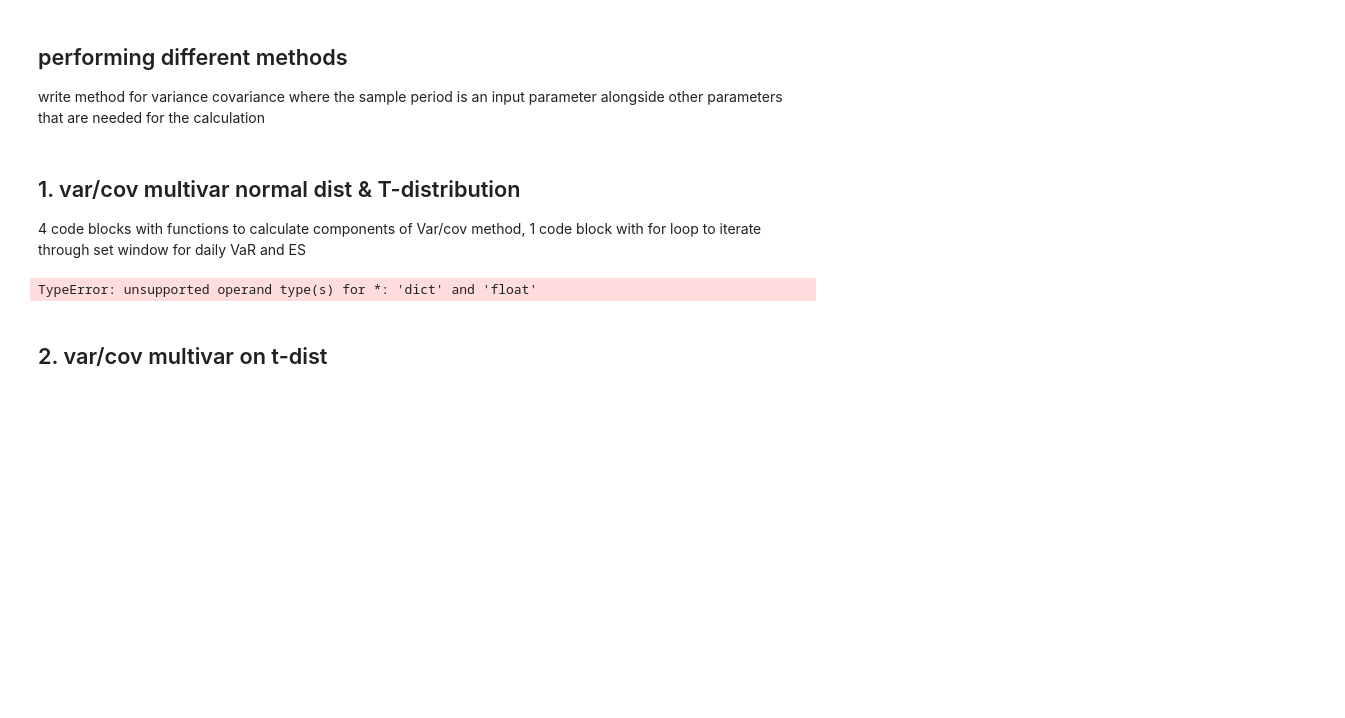
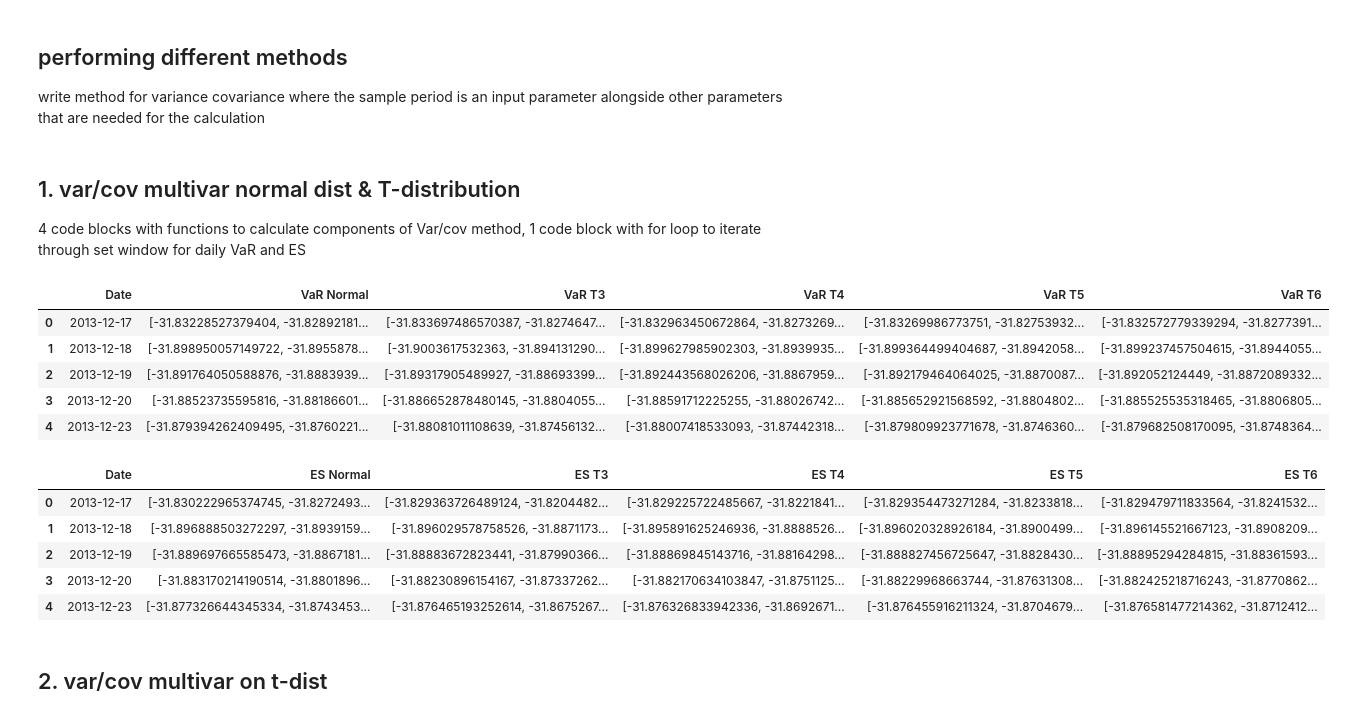
Before and after one commit to Dhruvs120/Quantitative_Risk_Management_Assignments, a Jupyter notebook: initial_notebook.ipynb, the cells around one changed output. Saved outputs shown, nothing was run; the diff lists cells and outputs as text; code cells hidden in the pictures; blank space fills up the shorter version.

```diff
--- a/initial_notebook.ipynb
+++ b/initial_notebook.ipynb
@@ -265,7 +289,7 @@ write method for variance covariance where the sample period is an input paramet
 4 code blocks with functions to calculate components of Var/cov method, 1 code block with for loop to iterate through set window for daily VaR and ES
 # %%
 # Initialize lists to store results
-mean_returns = []
+mean_losses = []
 variance_returns = []
 VaR_results = []
 ES_results = []  # List to store VaR results
@@ -286,58 +310,69 @@ for i in range(sample_size, len(time_window)):
     current_date = time_window.iloc[i]['Date']
 
     # Calculate mean and variance returns using the functions
-    mean_return = calculate_expected_daily_returns(window, current_date)['Portfolio_Mean_Return']
+    mean_losses = calculate_expected_daily_losses(window, current_date)['Portfolio_Mean_Loss']
     variance_return = calculate_variance_return(window, current_date, weights)["Portfolio_Volatility"]
 
     # Append the results to the lists
-    mean_returns.append(mean_return)
+    mean_losses.append(mean_losses)
     variance_returns.append(variance_return)
 
     # Calculate VaR
-    VaR0 = VaR(vAlpha, mean_return, variance_return, 0)
-    VaR3 = VaR(vAlpha, mean_return, variance_return, 3)
-    VaR4 = VaR(vAlpha, mean_return, variance_return, 4)
-    VaR5 = VaR(vAlpha, mean_return, variance_return, 5)
-    VaR6 = VaR(vAlpha, mean_return, variance_return, 6)
+    VaR0 = VaR(vAlpha, mean_losses, variance_return, 0)
+    VaR3 = VaR(vAlpha, mean_losses, variance_return, 3)
+    VaR4 = VaR(vAlpha, mean_losses, variance_return, 4)
+    VaR5 = VaR(vAlpha, mean_losses, variance_return, 5)
+    VaR6 = VaR(vAlpha, mean_losses, variance_return, 6)
 
-    ES0 = ES(vAlpha, mean_return, variance_return, 0)
-    ES3 = ES(vAlpha, mean_return, variance_return, 3)
-    ES4 = ES(vAlpha, mean_return, variance_return, 4)
-    ES5 = ES(vAlpha, mean_return, variance_return, 5)
-    ES6 = ES(vAlpha, mean_return, variance_return, 6)
+    ES0 = ES(vAlpha, mean_losses, variance_return, 0)
+    ES3 = ES(vAlpha, mean_losses, variance_return, 3)
+    ES4 = ES(vAlpha, mean_losses, variance_return, 4)
+    ES5 = ES(vAlpha, mean_losses, variance_return, 5)
+    ES6 = ES(vAlpha, mean_losses, variance_return, 6)
 
     # Append VaR results to the same index
 
     VaR_results.append({
         'Date': current_date,
         'VaR Normal': VaR0,
         'VaR T3': VaR3,
         'VaR T4': VaR4,
         'VaR T5': VaR5,
         'VaR T6': VaR6
     })
 
     # Append ES results to the same index
     ES_results.append({
         'Date': current_date,
         'ES Normal': ES0,
         'ES T3': ES3,
         'ES T4': ES4,
         'ES T5': ES5,
         'ES T6': ES6
     })
 
 # Convert the results to DataFrames for easier analysis
-mean_returns_df = pd.DataFrame(mean_returns)
+mean_lossess_df = pd.DataFrame(mean_losses)
 variance_returns_df = pd.DataFrame(variance_returns)
 var_results_df = pd.DataFrame(VaR_results)
 es_results_df = pd.DataFrame(ES_results)
 
 # Display the results
 display(var_results_df.head())
 display(es_results_df.head())
 # %% [output]
-TypeError: unsupported operand type(s) for *: 'dict' and 'float'
+|  | Date | VaR Normal | VaR T3 | VaR T4 | VaR T5 | VaR T6 |
+| 0 | 2013-12-17 | [-31.83228527379404, -31.82892181... | [-31.833697486570387, -31.8274647... | [-31.832963450672864, -31.8273269... | [-31.83269986773751, -31.82753932... | [-31.832572779339294, -31.8277391... |
+| 1 | 2013-12-18 | [-31.898950057149722, -31.8955878... | [-31.9003617532363, -31.894131290... | [-31.899627985902303, -31.8939935... | [-31.899364499404687, -31.8942058... | [-31.899237457504615, -31.8944055... |
+| 2 | 2013-12-19 | [-31.891764050588876, -31.8883939... | [-31.89317905489927, -31.88693399... | [-31.892443568026206, -31.8867959... | [-31.892179464064025, -31.8870087... | [-31.892052124449, -31.8872089332... |
+| 3 | 2013-12-20 | [-31.88523735595816, -31.88186601... | [-31.886652878480145, -31.8804055... | [-31.88591712225255, -31.88026742... | [-31.885652921568592, -31.8804802... | [-31.885525535318465, -31.8806805... |
+| 4 | 2013-12-23 | [-31.879394262409495, -31.8760221... | [-31.88081011108639, -31.87456132... | [-31.88007418533093, -31.87442318... | [-31.879809923771678, -31.8746360... | [-31.879682508170095, -31.8748364... |
+|  | Date | ES Normal | ES T3 | ES T4 | ES T5 | ES T6 |
+| 0 | 2013-12-17 | [-31.830222965374745, -31.8272493... | [-31.829363726489124, -31.8204482... | [-31.829225722485667, -31.8221841... | [-31.829354473271284, -31.8233818... | [-31.829479711833564, -31.8241532... |
+| 1 | 2013-12-18 | [-31.896888503272297, -31.8939159... | [-31.896029578758526, -31.8871173... | [-31.895891625246936, -31.8888526... | [-31.896020328926184, -31.8900499... | [-31.896145521667123, -31.8908209... |
+| 2 | 2013-12-19 | [-31.889697665585473, -31.8867181... | [-31.88883672823441, -31.87990366... | [-31.88869845143716, -31.88164298... | [-31.888827456725647, -31.8828430... | [-31.88895294284815, -31.88361593... |
+| 3 | 2013-12-20 | [-31.883170214190514, -31.8801896... | [-31.88230896154167, -31.87337262... | [-31.882170634103847, -31.8751125... | [-31.88229968663744, -31.87631308... | [-31.882425218716243, -31.8770862... |
+| 4 | 2013-12-23 | [-31.877326644345334, -31.8743453... | [-31.876465193252614, -31.8675267... | [-31.876326833942336, -31.8692671... | [-31.876455916211324, -31.8704679... | [-31.876581477214362, -31.8712412... |
 # %% [markdown]
 ## 2. var/cov multivar on t-dist
 # %% [markdown]
```
Also changed, not shown: parts of 5 cells of this notebook.
